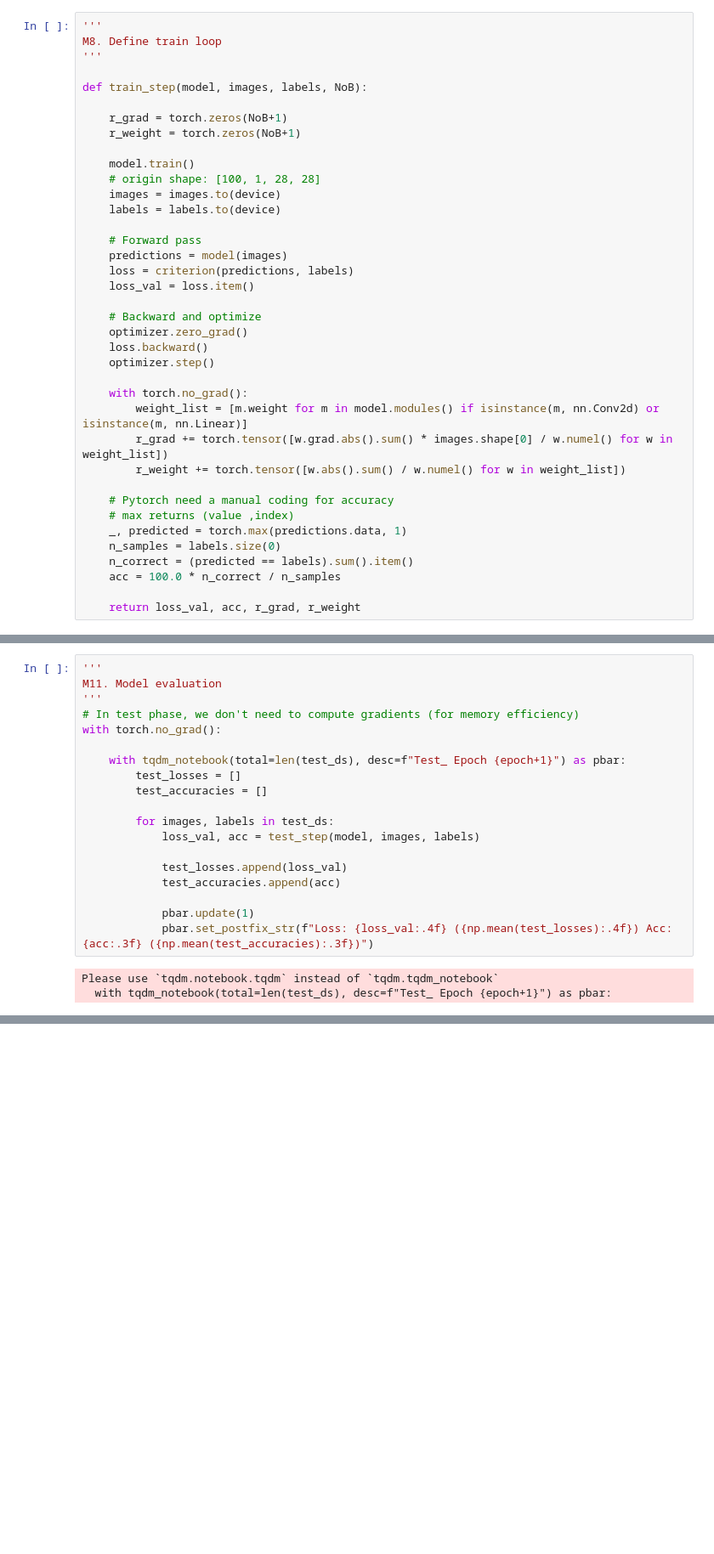
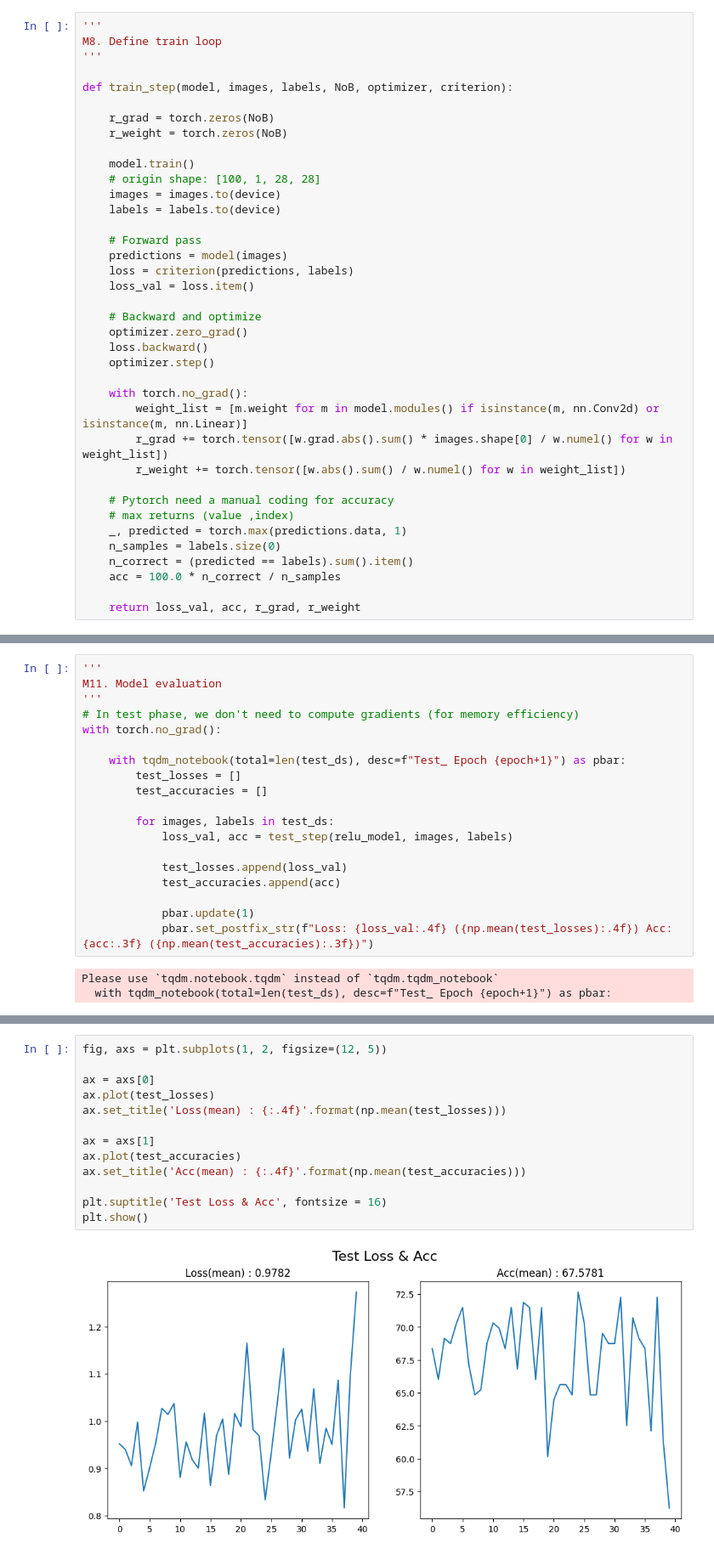
Before and after one commit to MinDongRyul/DL, a Jupyter notebook: gradient_vanishing_experiment.ipynb, the cells around one changed output, grey strips where cells are left out. Shown at 85% size. Saved outputs shown, nothing was run; the diff lists cells and outputs as text; blank space fills up the shorter version.

```diff
--- a/gradient_vanishing_experiment.ipynb
+++ b/gradient_vanishing_experiment.ipynb
@@ -208,10 +299,10 @@ class CNN_Sigmoid_Model(nn.Module):
 M8. Define train loop
 '''
 
-def train_step(model, images, labels, NoB):
+def train_step(model, images, labels, NoB, optimizer, criterion):
 
-    r_grad = torch.zeros(NoB+1)
-    r_weight = torch.zeros(NoB+1)
+    r_grad = torch.zeros(NoB)
+    r_weight = torch.zeros(NoB)
 
     model.train()
     # origin shape: [100, 1, 28, 28]
@@ -506,7 +614,7 @@ with torch.no_grad():
         test_accuracies = []
 
         for images, labels in test_ds:
-            loss_val, acc = test_step(model, images, labels)
+            loss_val, acc = test_step(relu_model, images, labels)
 
             test_losses.append(loss_val)
             test_accuracies.append(acc)
@@ -523,0 +631,15 @@ plt.plot(test_losses)
+# %%
+fig, axs = plt.subplots(1, 2, figsize=(12, 5))
+
+ax = axs[0]
+ax.plot(test_losses)
+ax.set_title('Loss(mean) : {:.4f}'.format(np.mean(test_losses)))
+
+ax = axs[1]
+ax.plot(test_accuracies)
+ax.set_title('Acc(mean) : {:.4f}'.format(np.mean(test_accuracies)))
+
+plt.suptitle('Test Loss & Acc', fontsize = 16)
+plt.show()
+# %% [output]
+[figure, added]
```
Also changed, not shown: parts of 14 cells of this notebook.
